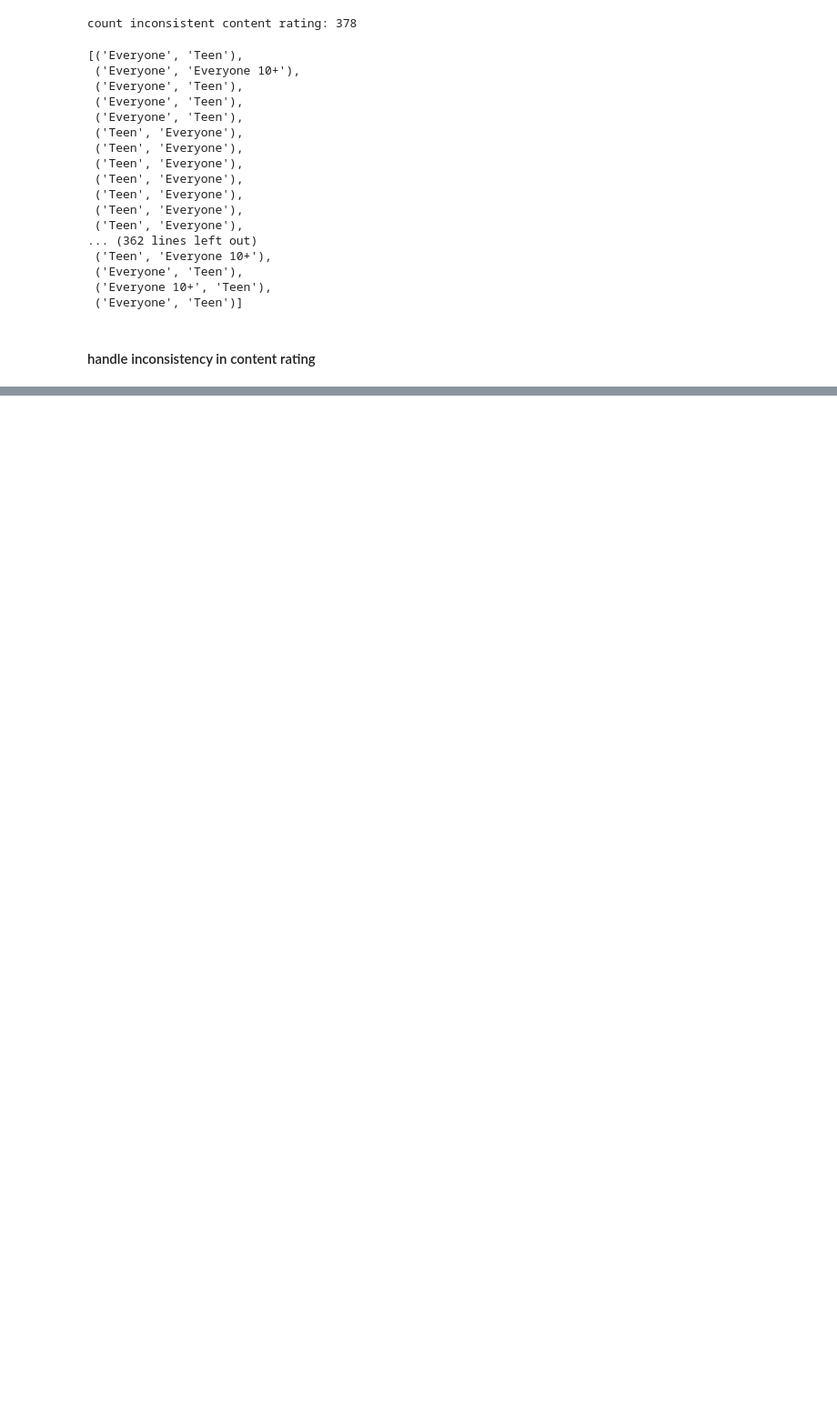
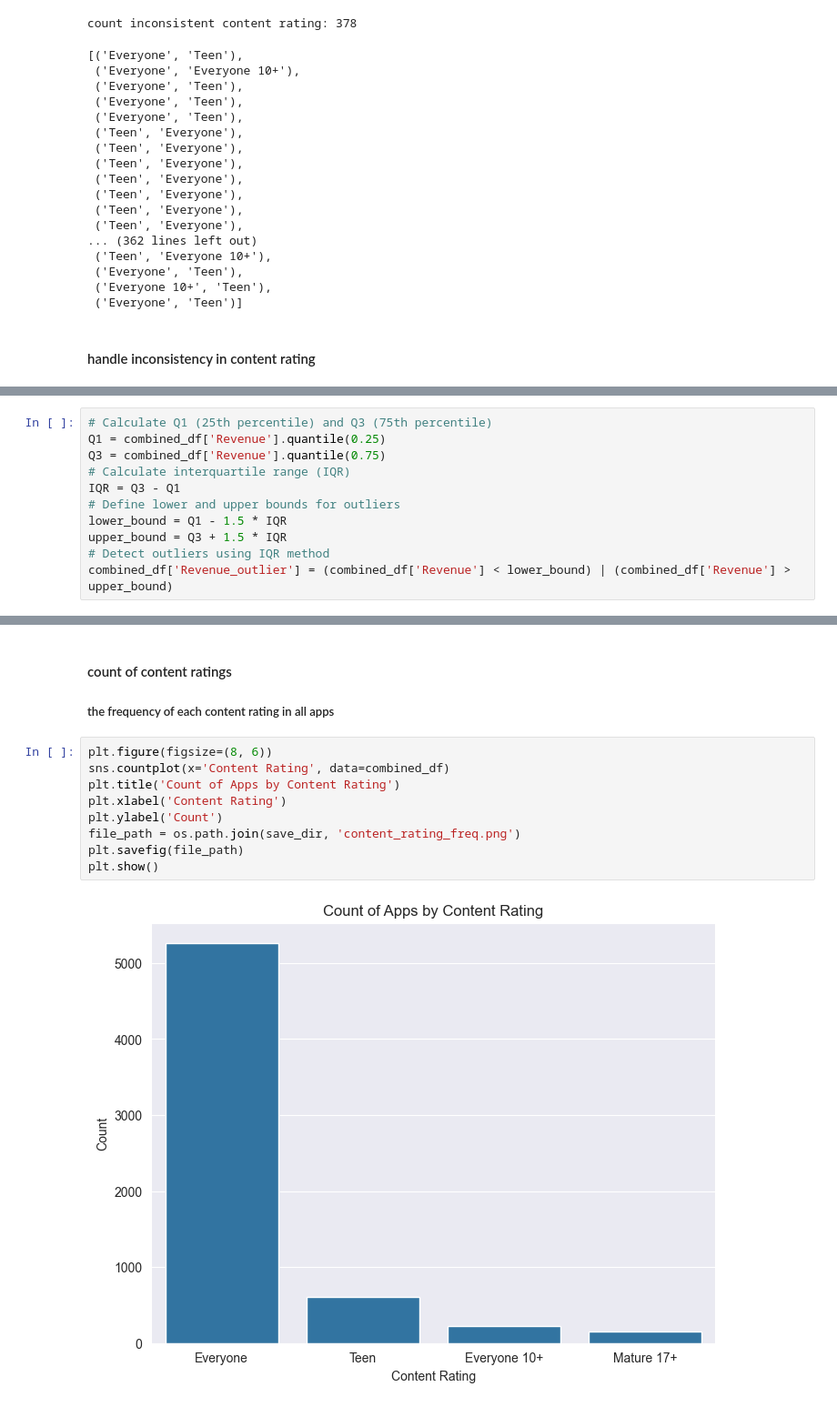
Before and after one commit to Soroush-Pasandideh/DataMining, a Jupyter notebook: DataMining.ipynb, the cells around one changed output, grey strips where cells are left out. Shown at 91% size. Cells and saved outputs as stored; diff of their text form; blank space fills up the shorter version.

```diff
--- a/DataMining.ipynb
+++ b/DataMining.ipynb
@@ -1469,0 +1807,11 @@ Name: Content Rating, Length: 6250, dtype: object
+# %%
+# Calculate Q1 (25th percentile) and Q3 (75th percentile)
+Q1 = combined_df['Revenue'].quantile(0.25)
+Q3 = combined_df['Revenue'].quantile(0.75)
+# Calculate interquartile range (IQR)
+IQR = Q3 - Q1
+# Define lower and upper bounds for outliers
+lower_bound = Q1 - 1.5 * IQR
+upper_bound = Q3 + 1.5 * IQR
+# Detect outliers using IQR method
+combined_df['Revenue_outlier'] = (combined_df['Revenue'] < lower_bound) | (combined_df['Revenue'] > upper_bound)
@@ -1469,0 +2024,14 @@ Name: Content Rating, Length: 6250, dtype: object
+# %% [markdown]
+#### count of content ratings
+##### the frequency of each content rating in all apps
+# %%
+plt.figure(figsize=(8, 6))
+sns.countplot(x='Content Rating', data=combined_df)
+plt.title('Count of Apps by Content Rating')
+plt.xlabel('Content Rating')
+plt.ylabel('Count')
+file_path = os.path.join(save_dir, 'content_rating_freq.png')
+plt.savefig(file_path)
+plt.show()
+# %% [output]
+[figure, added]
```
Also changed, not shown: parts of 111 cells of this notebook.
